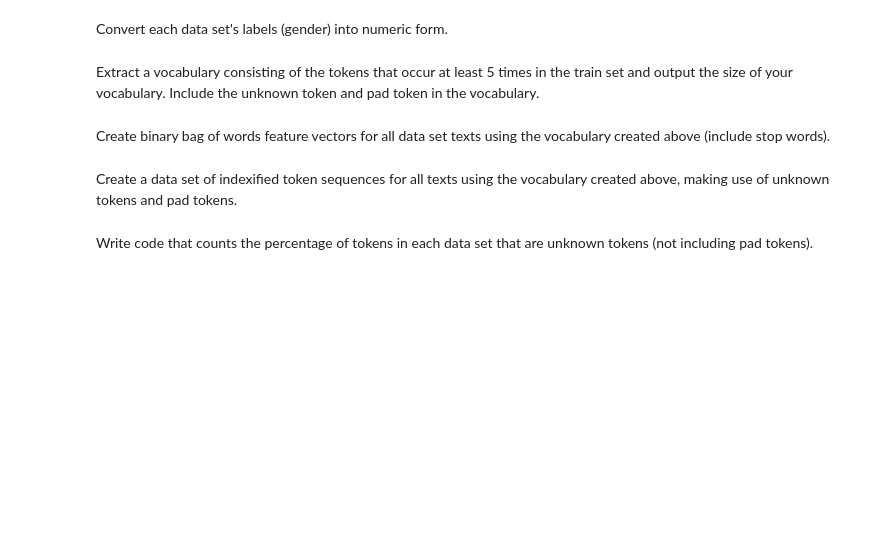
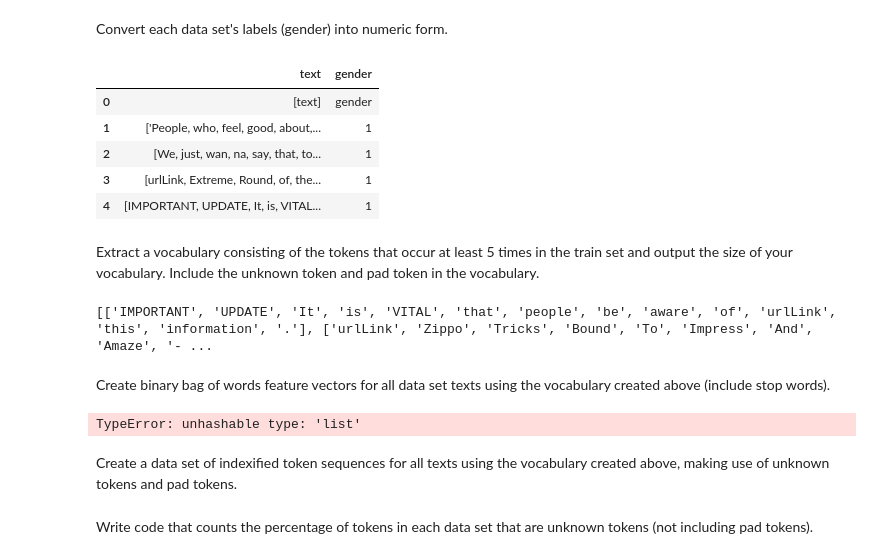
Before and after one commit to Fliinko/Deep-Learning-for-Gender-Classification-from-Text, a Jupyter notebook: text_classification.ipynb, the cells around one changed output. Cells and saved outputs as stored; diff of their text form; code cells hidden in the pictures; blank space fills up the shorter version.

```diff
--- a/text_classification.ipynb
+++ b/text_classification.ipynb
@@ -61,10 +71,60 @@ Write code that counts the number of lines in each data set as well as the maxim
 # %% [markdown]
 Convert each data set's labels (gender) into numeric form.
+# %%
+dev = dev.replace(to_replace =["male", "female"], value =[1, 0])
+train = train.replace(to_replace =["male", "female"], value =[1, 0])
+test = test.replace(to_replace =["male", "female"], value =[1, 0])
+
+#Example
+dev.head()
+# %% [output]
+|  | text | gender |
+| 0 | [text] | gender |
+| 1 | ['People, who, feel, good, about,... | 1 |
+| 2 | [We, just, wan, na, say, that, to... | 1 |
+| 3 | [urlLink, Extreme, Round, of, the... | 1 |
+| 4 | [IMPORTANT, UPDATE, It, is, VITAL... | 1 |
 # %% [markdown]
 Extract a vocabulary consisting of the tokens that occur at least 5 times in the train set and output the size of your vocabulary.
 Include the unknown token and pad token in the vocabulary.
+# %%
+def multipleTokens(data):
+    met = [] #stores words already met
+    ret = [] #stores words already met 5 times
+    counter = 0 #counts times met
+    for word in data['text']:
+        if word not in met:
+            met.append(word) #stores all words
+        if word in met: #if word is already met
+            counter += 1 #increment
+            if counter >= 5: #if the increment exceeds 5, word has been met 5 times
+                ret.append(word)
+
+    return ret
+
+dev_tokens = multipleTokens(dev)
+train_tokens = multipleTokens(train)
+test_tokens = multipleTokens(test)
+
+#Example
+print(dev_tokens)
+# %% [output]
+[['IMPORTANT', 'UPDATE', 'It', 'is', 'VITAL', 'that', 'people', 'be', 'aware', 'of', 'urlLink', 'this', 'information', '.'], ['urlLink', 'Zippo', 'Tricks', 'Bound', 'To', 'Impress', 'And', 'Amaze', '- ...
 # %% [markdown]
 Create binary bag of words feature vectors for all data set texts using the vocabulary created above (include stop words).
+# %%
+def bag_of_words(data, data_tokens):
+    CountVec = CountVectorizer(ngram_range=(1,1), analyzer=lambda text: text)
+    cnt = CountVec.fit_transform([data['text'], data_tokens])
+    data_bow = pd.DataFrame(cnt.toarray(),columns=CountVec.get_feature_names())
+
+    return data_bow
+
+bag_of_words(dev, dev_tokens)
+bag_of_words(train, train_tokens)
+bag_of_words(test, test_tokens)
+# %% [output]
+TypeError: unhashable type: 'list'
 # %% [markdown]
 Create a data set of indexified token sequences for all texts using the vocabulary created above, making use of unknown tokens and pad tokens.
 # %% [markdown]
```
Also changed, not shown: parts of 4 cells of this notebook.
